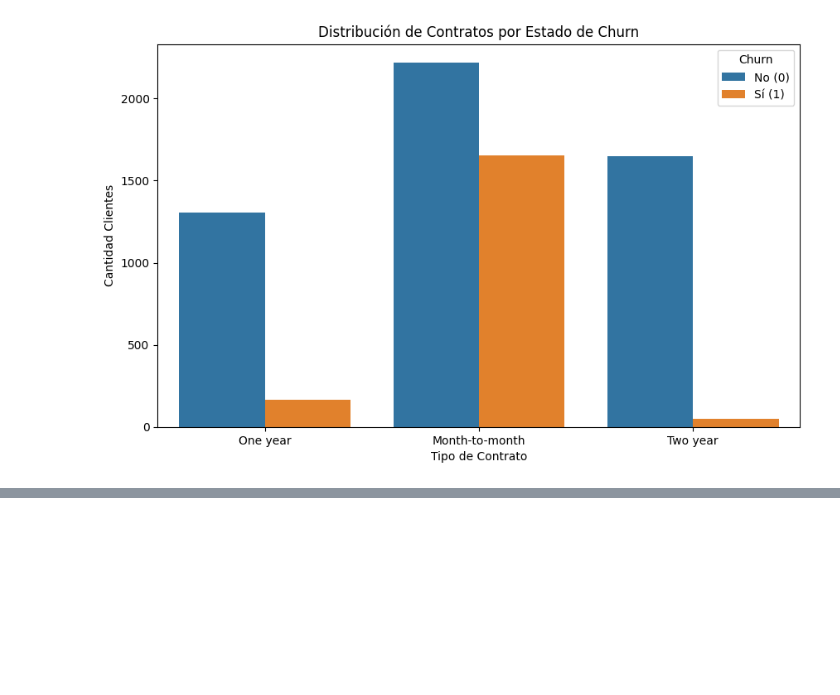
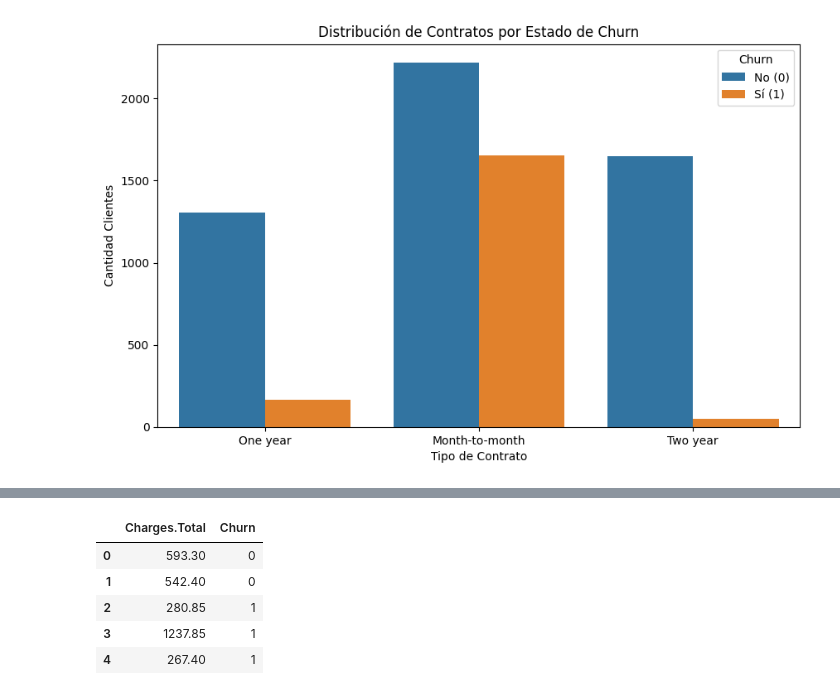
Before and after one commit to Antonio-B85/challenge-Parte-2--TelecomX, a Jupyter notebook: TelecomX_Parte2.ipynb, the cells around one changed output, grey strips where cells are left out. Saved outputs shown, nothing was run; the diff lists cells and outputs as text; code cells hidden in the pictures; blank space fills up the shorter version.

```diff
--- a/TelecomX_Parte2.ipynb
+++ b/TelecomX_Parte2.ipynb
@@ -478,0 +515,10 @@ plt.show()
+# %%
+df_gasto_total_churn['Churn'] = df_gasto_total_churn['Churn'].replace({'No': 0, 'Yes': 1})
+df_gasto_total_churn.head()
+# %% [output]
+|  | Charges.Total | Churn |
+| 0 | 593.30 | 0 |
+| 1 | 542.40 | 0 |
+| 2 | 280.85 | 1 |
+| 3 | 1237.85 | 1 |
+| 4 | 267.40 | 1 |
```
Also changed, not shown: parts of 6 cells of this notebook.
